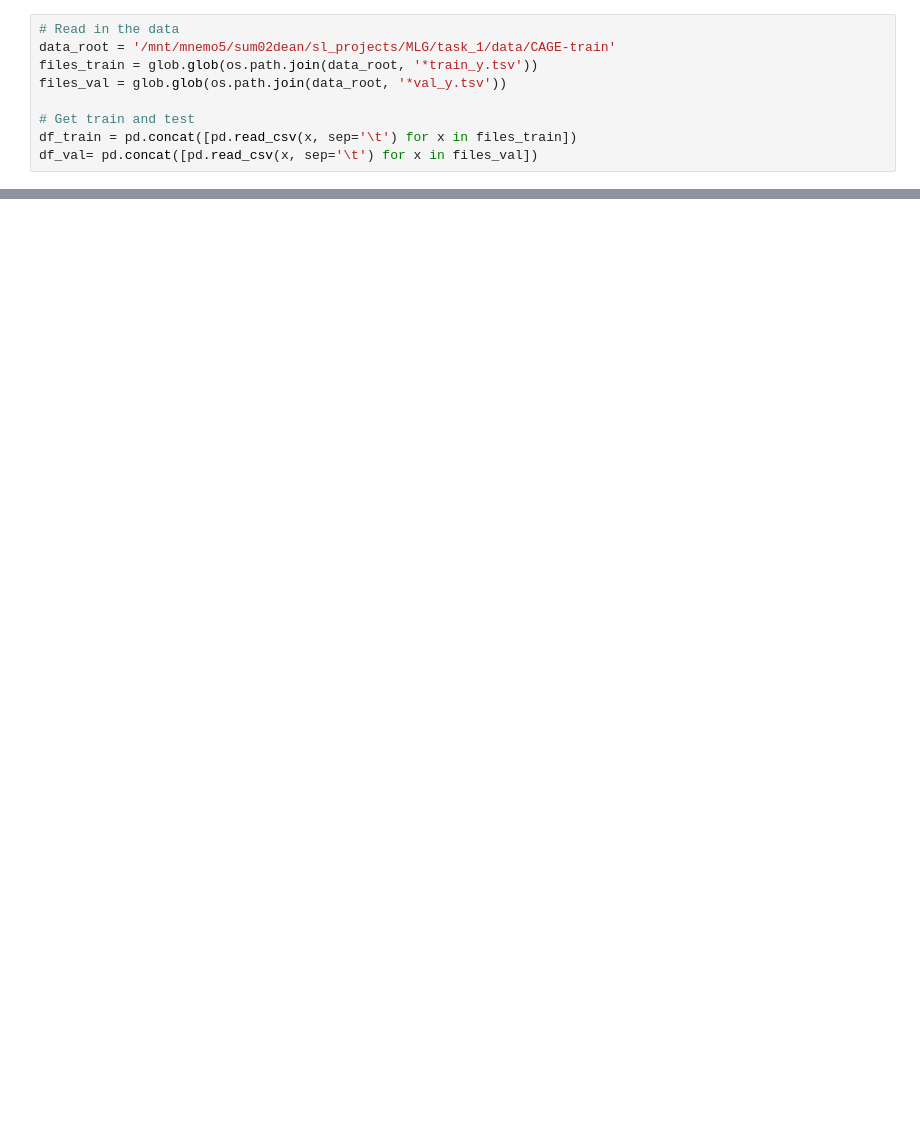
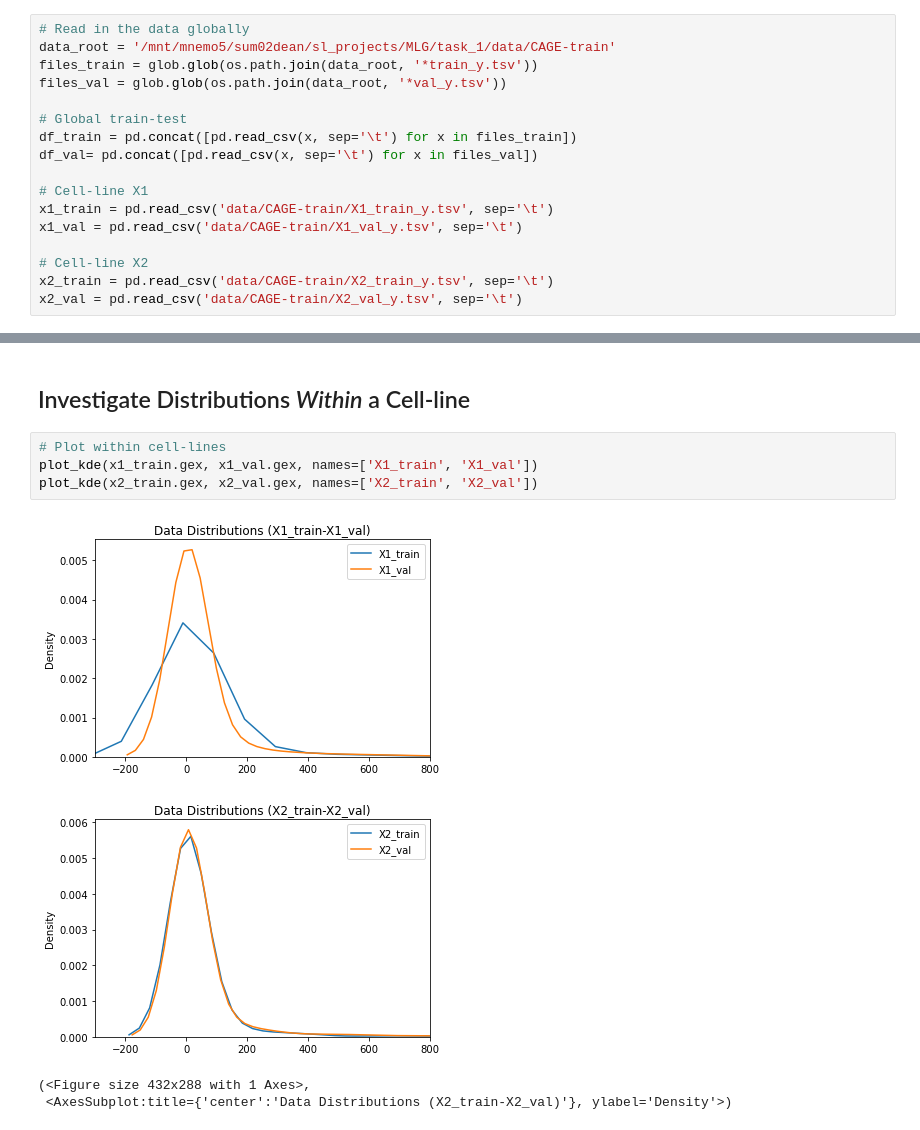
Before and after one commit to Sum02dean/MLG, a Jupyter notebook: task_1/notebooks/covariate_shift.ipynb, the cells around one changed output, grey strips where cells are left out. Cells and saved outputs as stored; diff of their text form; blank space fills up the shorter version.

```diff
--- a/task_1/notebooks/covariate_shift.ipynb
+++ b/task_1/notebooks/covariate_shift.ipynb
@@ -12,9 +28,17 @@ from plotting_utils.plot_distributions import plot_distributions
 # %%
-# Read in the data
+# Read in the data globally
 data_root = '/mnt/mnemo5/sum02dean/sl_projects/MLG/task_1/data/CAGE-train'
 files_train = glob.glob(os.path.join(data_root, '*train_y.tsv'))
 files_val = glob.glob(os.path.join(data_root, '*val_y.tsv'))
 
-# Get train and test
+# Global train-test
 df_train = pd.concat([pd.read_csv(x, sep='\t') for x in files_train])
 df_val= pd.concat([pd.read_csv(x, sep='\t') for x in files_val])
+
+# Cell-line X1
+x1_train = pd.read_csv('data/CAGE-train/X1_train_y.tsv', sep='\t')
+x1_val = pd.read_csv('data/CAGE-train/X1_val_y.tsv', sep='\t')
+
+# Cell-line X2
+x2_train = pd.read_csv('data/CAGE-train/X2_train_y.tsv', sep='\t')
+x2_val = pd.read_csv('data/CAGE-train/X2_val_y.tsv', sep='\t')
@@ -39,0 +56,11 @@ NameError: name 'pd' is not defined
+# %% [markdown]
+## Investigate Distributions *Within* a Cell-line
+# %%
+# Plot within cell-lines
+plot_kde(x1_train.gex, x1_val.gex, names=['X1_train', 'X1_val'])
+plot_kde(x2_train.gex, x2_val.gex, names=['X2_train', 'X2_val'])
+# %% [output]
+[figure, added]
+[figure, added]
+(<Figure size 432x288 with 1 Axes>,
+ <AxesSubplot:title={'center':'Data Distributions (X2_train-X2_val)'}, ylabel='Density'>)
```
Also changed, not shown: parts of 29 cells of this notebook, 4 other files.
